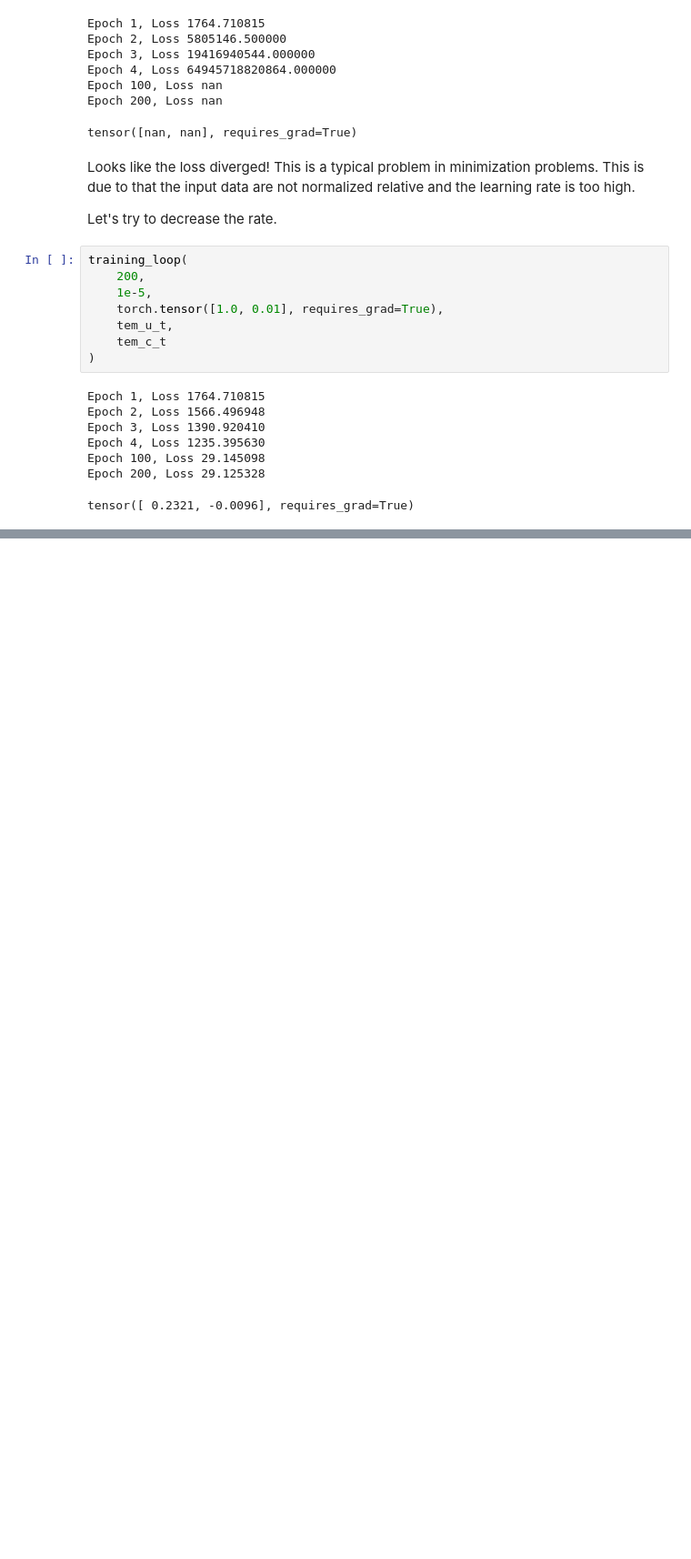
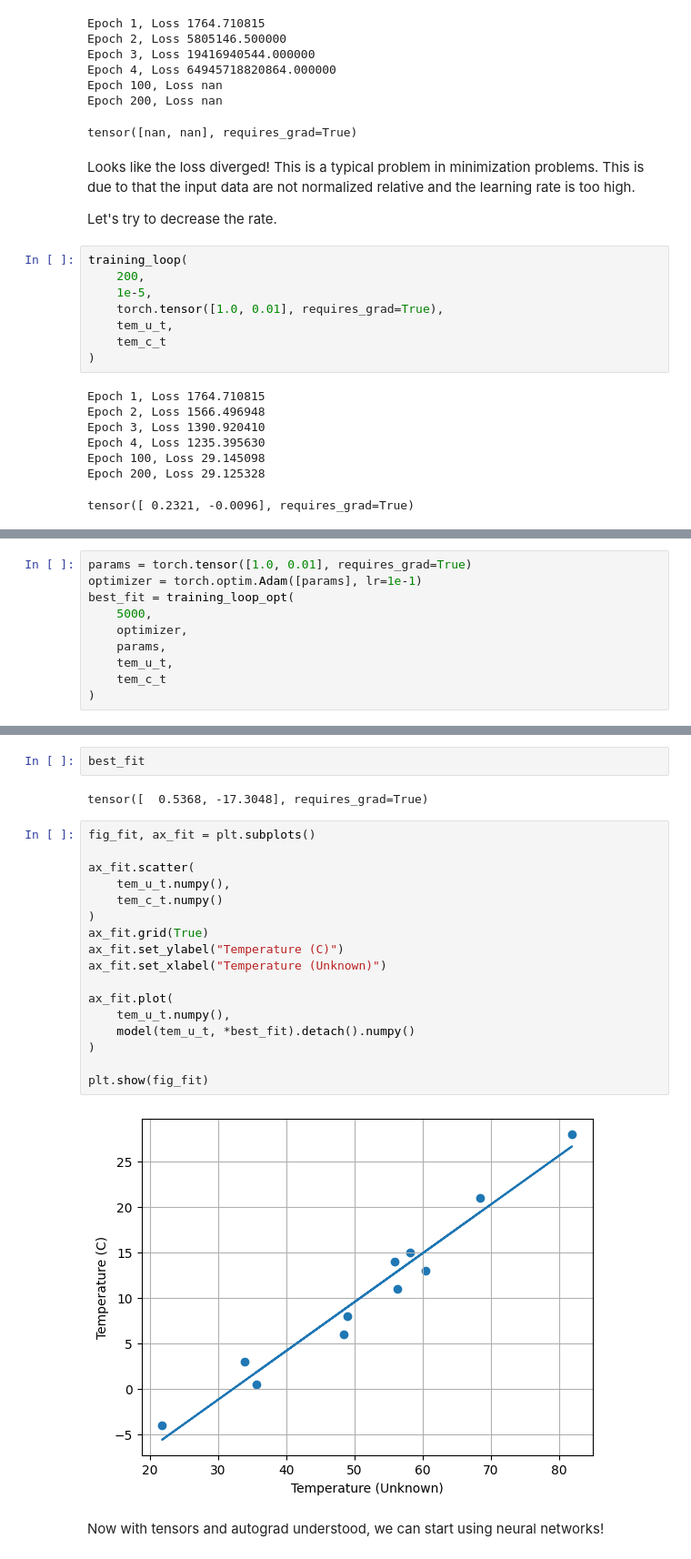
Before and after one commit to hoganman/deeplearningpytorch, a Jupyter notebook: 02-autograd.ipynb, the cells around one changed output, grey strips where cells are left out. Shown at 91% size. Saved outputs shown, nothing was run; the diff lists cells and outputs as text; blank space fills up the shorter version.

Commit message:
Use Adam optimizer

```diff
--- a/02-autograd.ipynb
+++ b/02-autograd.ipynb
@@ -159,0 +202,10 @@ Great, that seems to have fixed the divergence.
+# %%
+params = torch.tensor([1.0, 0.01], requires_grad=True)
+optimizer = torch.optim.Adam([params], lr=1e-1)
+best_fit = training_loop_opt(
+    5000,
+    optimizer,
+    params,
+    tem_u_t,
+    tem_c_t
+)
@@ -159,0 +230,25 @@ Great, that seems to have fixed the divergence.
+# %%
+best_fit
+# %% [output]
+tensor([  0.5368, -17.3048], requires_grad=True)
+# %%
+fig_fit, ax_fit = plt.subplots()
+
+ax_fit.scatter(
+    tem_u_t.numpy(),
+    tem_c_t.numpy()
+)
+ax_fit.grid(True)
+ax_fit.set_ylabel("Temperature (C)")
+ax_fit.set_xlabel("Temperature (Unknown)")
+
+ax_fit.plot(
+    tem_u_t.numpy(),
+    model(tem_u_t, *best_fit).detach().numpy()
+)
+
+plt.show(fig_fit)
+# %% [output]
+[figure, added]
+# %% [markdown]
+Now with tensors and autograd understood, we can start using neural networks!
```
Also changed, not shown: parts of 7 cells of this notebook.
